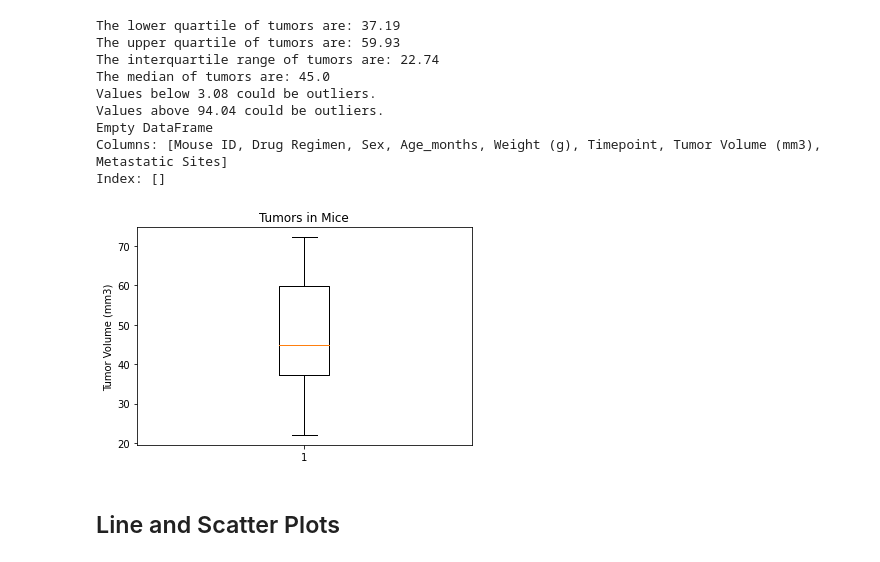
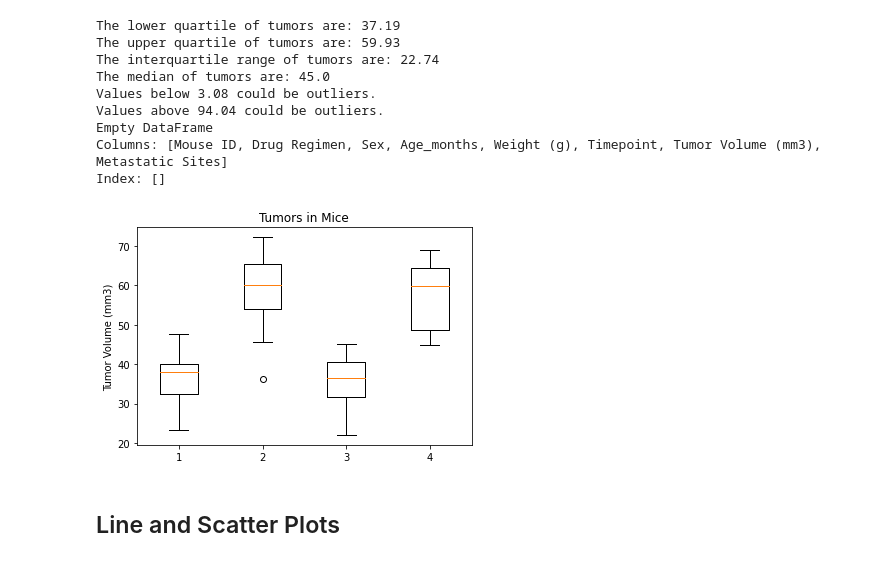
Before and after one commit to Ksheekey/Matplotlib-Challenge, a Jupyter notebook: Instructions/Pymaceuticals/pymaceuticals_starter.ipynb, the cells around one changed output. Cells and saved outputs as stored; diff of their text form; code cells hidden in the pictures.

```diff
--- a/Instructions/Pymaceuticals/pymaceuticals_starter.ipynb
+++ b/Instructions/Pymaceuticals/pymaceuticals_starter.ipynb
@@ -213,11 +239,6 @@ plt.show()
 # %%
 # Put treatments into a list for for loop (and later for plot labels)
 abc = only_4['Tumor Volume (mm3)']
-# Create empty list to fill with tumor vol data (for plotting)
-#Capomulin = []
-#Ramicane = []
-#Infubinol = []
-#Ceftamin = []
 
 Capomulin = only_4.loc[only_4["Drug Regimen"] == "Capomulin", :]
 
@@ -228,4 +249,7 @@ Infubinol = only_4.loc[only_4["Drug Regimen"] == "Infubinol", :]
 Ceftamin = only_4.loc[only_4["Drug Regimen"] == "Ceftamin", :]
 
 # Locate the rows which contain mice on each drug and get the tumor volumes
-Capomulin
+cap_tv = Capomulin['Tumor Volume (mm3)']
+inf_tv = Infubinol['Tumor Volume (mm3)']
+ram_tv = Ramicane['Tumor Volume (mm3)']
+cef_tv = Ceftamin['Tumor Volume (mm3)']
@@ -313,13 +319,12 @@ Columns: [Mouse ID, Drug Regimen, Sex, Age_months, Weight (g), Timepoint, Tumor
 Index: []
 # %%
 # Generate a box plot of the final tumor volume of each mouse across four regimens of interest
-tumors = abc
 fig1, ax1 = plt.subplots()
 ax1.set_title('Tumors in Mice')
 ax1.set_ylabel('Tumor Volume (mm3)')
-ax1.boxplot(tumors)
+ax1.boxplot((cap_tv,inf_tv,ram_tv,cef_tv))
 plt.show()
 # %% [output]
-[figure, old version]
+[figure, new version]
 # %% [markdown]
 ## Line and Scatter Plots
```
Also changed, not shown: parts of 13 cells of this notebook, 1 other file.
